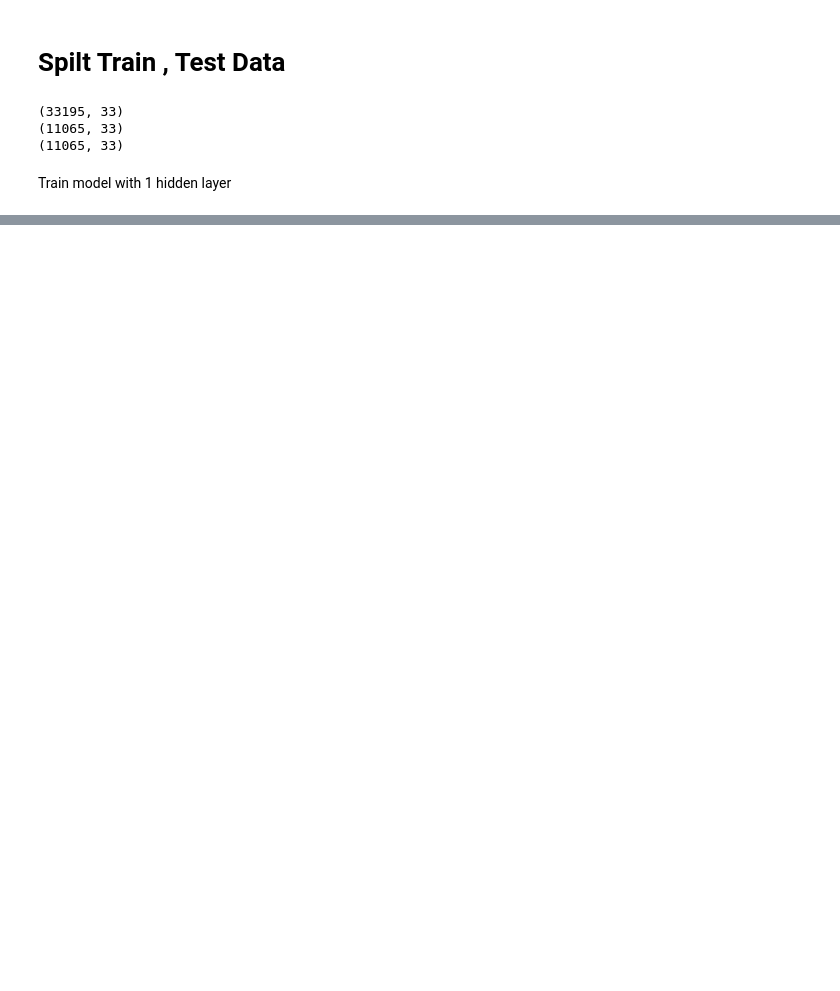
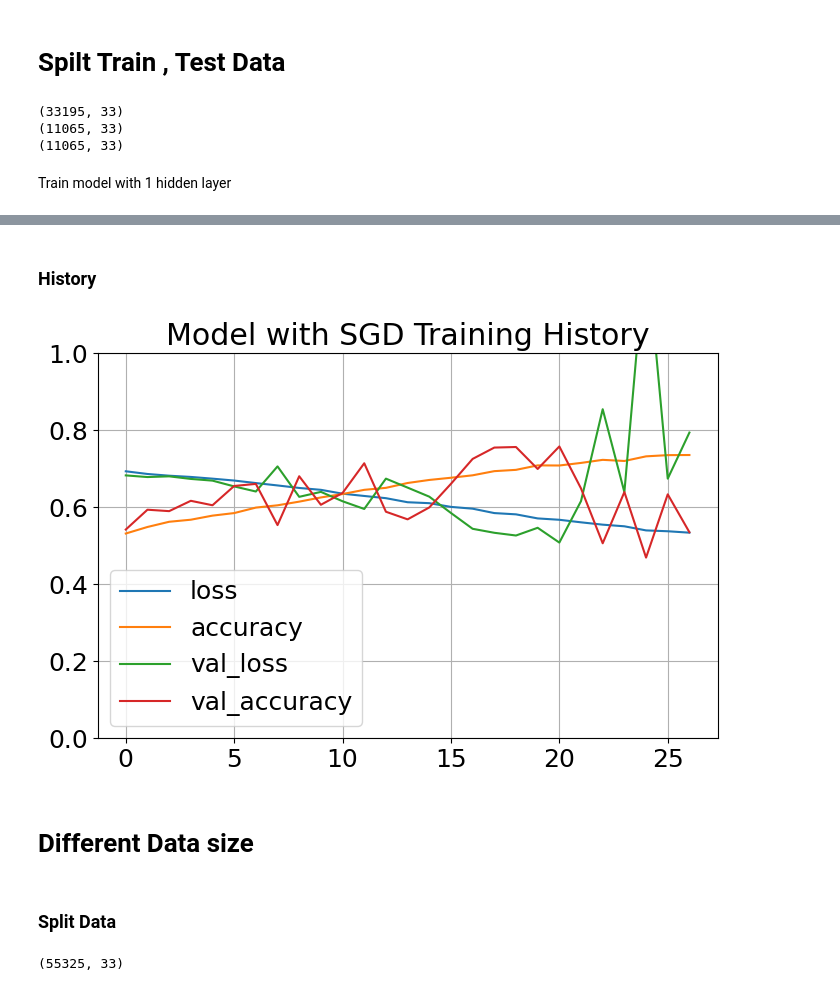
Before and after one commit to reham-shaban/Sarcasm-Detection, a Jupyter notebook: Sarcasm_detection_keras.ipynb, the cells around one changed output, grey strips where cells are left out. Cells and saved outputs as stored; diff of their text form; code cells hidden in the pictures; blank space fills up the shorter version.

```diff
--- a/Sarcasm_detection_keras.ipynb
+++ b/Sarcasm_detection_keras.ipynb
@@ -696,0 +466,23 @@ for history in history_all_3_hidden_layer:
+# %%
+model_sgd = tf.keras.Sequential([
+    tf.keras.layers.Embedding(
+        vocabulary_size, 16, input_length=input_length+2),
+    tf.keras.layers.Dropout(0.8),
+    tf.keras.layers.GlobalAveragePooling1D(),
+    tf.keras.layers.Dense(48, activation='relu'), # dense
+    tf.keras.layers.BatchNormalization(),
+    tf.keras.layers.Dropout(0.8),
+    tf.keras.layers.Dense(1, activation='sigmoid') # dense
+])
+# %%
+early_stopping = EarlyStopping(monitor='val_loss', patience=6, restore_best_weights=True)
+
+model_sgd.compile(loss=BinaryCrossentropy(),
+              optimizer="sgd",
+              metrics=["accuracy"])
+
+history_sgd = model_sgd.fit(x_train, y_train,
+                    epochs=50,
+                    batch_size=32,
+                    validation_data=(x_cv, y_cv),
+                    verbose=2, callbacks=[early_stopping])
@@ -696,0 +507,27 @@ for history in history_all_3_hidden_layer:
+# %% [markdown]
+### History
+# %%
+df_history = pd.DataFrame(history_sgd.history)
+df_history.plot(figsize=(8, 5))
+plt.grid(True)
+plt.gca().set_ylim(0, 1)  # set the vertical range to [0-1]
+plt.title(f'Model with SGD Training History')  # Add a title to the plot
+plt.show()
+# %% [output]
+[figure, added]
+# %% [markdown]
+# Different Data size
+# %% [markdown]
+### Split Data
+# %%
+print(features.shape)
+
+# split the data into 3 subsets
+x_1, x, y_1, y = train_test_split(features, labels, train_size=0.3)
+
+x_2, x_3, y_2, y_3 = train_test_split(x, y, train_size=0.5)
+
+X = [x_1, x_2, x_3]
+Y = [y_1, y_2, y_3]
+# %% [output]
+(55325, 33)
```
Also changed, not shown: parts of 46 cells of this notebook, 7 other files.
